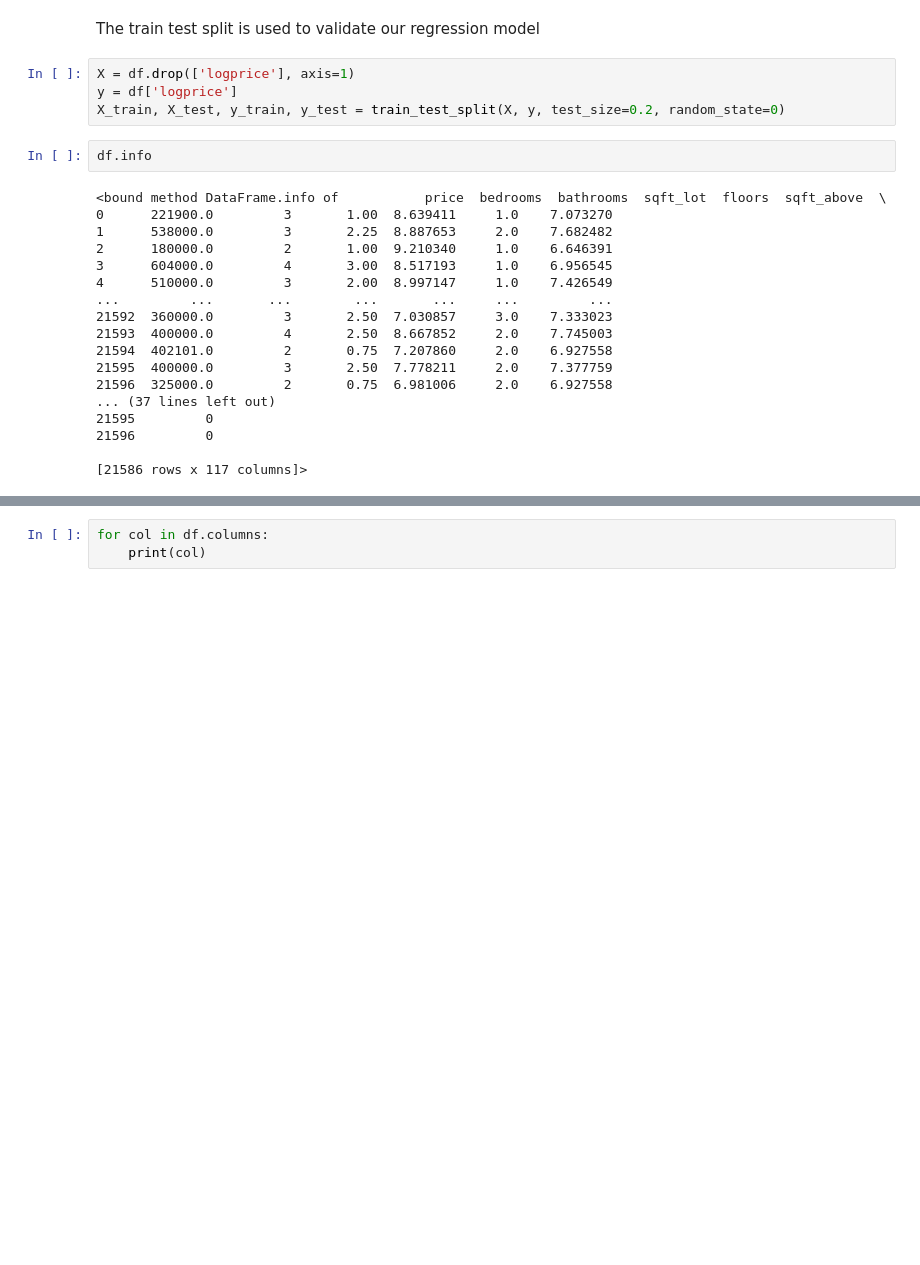
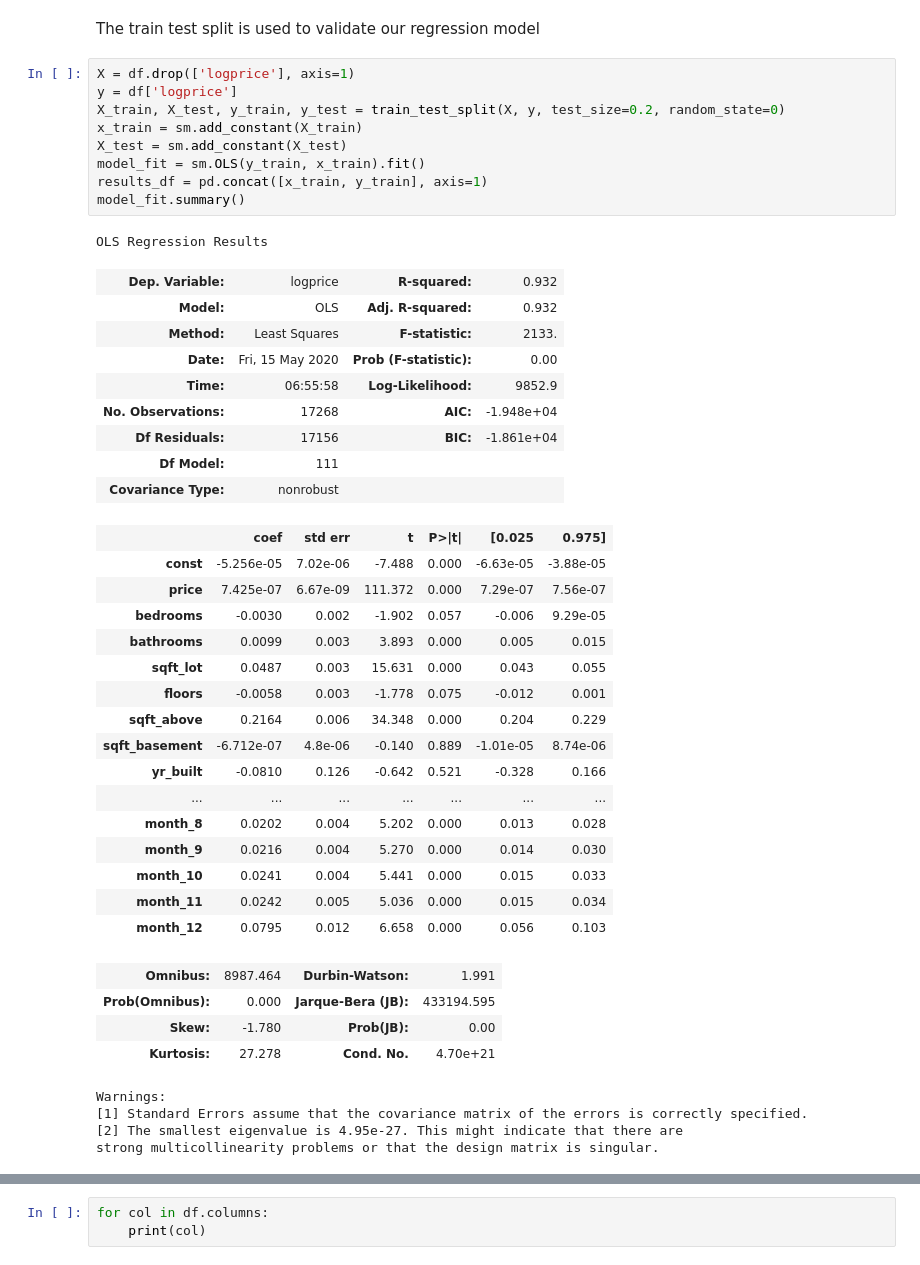
Before and after one commit to aradaha/dsc-mod-2-project-v2-1-onl01-dtsc-ft-030220, a Jupyter notebook: student.ipynb, the cells around one changed output, grey strips where cells are left out. Cells and saved outputs as stored; diff of their text form; blank space fills up the shorter version.

```diff
--- a/student.ipynb
+++ b/student.ipynb
@@ -432,24 +432,44 @@ The train test split is used to validate our regression model
 # %%
 X = df.drop(['logprice'], axis=1)
 y = df['logprice']
 X_train, X_test, y_train, y_test = train_test_split(X, y, test_size=0.2, random_state=0)
+x_train = sm.add_constant(X_train)
+X_test = sm.add_constant(X_test)
+model_fit = sm.OLS(y_train, x_train).fit()
+results_df = pd.concat([x_train, y_train], axis=1)
+model_fit.summary()
+# %% [output]
+OLS Regression Results
+| Dep. Variable: | logprice | R-squared: | 0.932 |
+| Model: | OLS | Adj. R-squared: | 0.932 |
+| Method: | Least Squares | F-statistic: | 2133. |
+| Date: | Fri, 15 May 2020 | Prob (F-statistic): | 0.00 |
+| Time: | 06:55:58 | Log-Likelihood: | 9852.9 |
+| No. Observations: | 17268 | AIC: | -1.948e+04 |
+| Df Residuals: | 17156 | BIC: | -1.861e+04 |
+| Df Model: | 111 |  |  |
+| Covariance Type: | nonrobust |  |  |
+|  | coef | std err | t | P>|t| | [0.025 | 0.975] |
+| const | -5.256e-05 | 7.02e-06 | -7.488 | 0.000 | -6.63e-05 | -3.88e-05 |
+| price | 7.425e-07 | 6.67e-09 | 111.372 | 0.000 | 7.29e-07 | 7.56e-07 |
+| bedrooms | -0.0030 | 0.002 | -1.902 | 0.057 | -0.006 | 9.29e-05 |
+| bathrooms | 0.0099 | 0.003 | 3.893 | 0.000 | 0.005 | 0.015 |
+| sqft_lot | 0.0487 | 0.003 | 15.631 | 0.000 | 0.043 | 0.055 |
+| floors | -0.0058 | 0.003 | -1.778 | 0.075 | -0.012 | 0.001 |
+| sqft_above | 0.2164 | 0.006 | 34.348 | 0.000 | 0.204 | 0.229 |
+| sqft_basement | -6.712e-07 | 4.8e-06 | -0.140 | 0.889 | -1.01e-05 | 8.74e-06 |
+| yr_built | -0.0810 | 0.126 | -0.642 | 0.521 | -0.328 | 0.166 |
+| ... | ... | ... | ... | ... | ... | ... |
+| month_8 | 0.0202 | 0.004 | 5.202 | 0.000 | 0.013 | 0.028 |
+| month_9 | 0.0216 | 0.004 | 5.270 | 0.000 | 0.014 | 0.030 |
+| month_10 | 0.0241 | 0.004 | 5.441 | 0.000 | 0.015 | 0.033 |
+| month_11 | 0.0242 | 0.005 | 5.036 | 0.000 | 0.015 | 0.034 |
+| month_12 | 0.0795 | 0.012 | 6.658 | 0.000 | 0.056 | 0.103 |
+| Omnibus: | 8987.464 | Durbin-Watson: | 1.991 |
+| Prob(Omnibus): | 0.000 | Jarque-Bera (JB): | 433194.595 |
+| Skew: | -1.780 | Prob(JB): | 0.00 |
+| Kurtosis: | 27.278 | Cond. No. | 4.70e+21 |
+Warnings:
+[1] Standard Errors assume that the covariance matrix of the errors is correctly specified.
+[2] The smallest eigenvalue is 4.95e-27. This might indicate that there are
+strong multicollinearity problems or that the design matrix is singular.
-# %%
-df.info
-# %% [output]
-<bound method DataFrame.info of           price  bedrooms  bathrooms  sqft_lot  floors  sqft_above  \
-0      221900.0         3       1.00  8.639411     1.0    7.073270
-1      538000.0         3       2.25  8.887653     2.0    7.682482
-2      180000.0         2       1.00  9.210340     1.0    6.646391
-3      604000.0         4       3.00  8.517193     1.0    6.956545
-4      510000.0         3       2.00  8.997147     1.0    7.426549
-...         ...       ...        ...       ...     ...         ...
-21592  360000.0         3       2.50  7.030857     3.0    7.333023
-21593  400000.0         4       2.50  8.667852     2.0    7.745003
-21594  402101.0         2       0.75  7.207860     2.0    6.927558
-21595  400000.0         3       2.50  7.778211     2.0    7.377759
-21596  325000.0         2       0.75  6.981006     2.0    6.927558
-... (37 lines left out)
-21595         0
-21596         0
-
-[21586 rows x 117 columns]>
```
Also changed, not shown: parts of 7 cells of this notebook.
